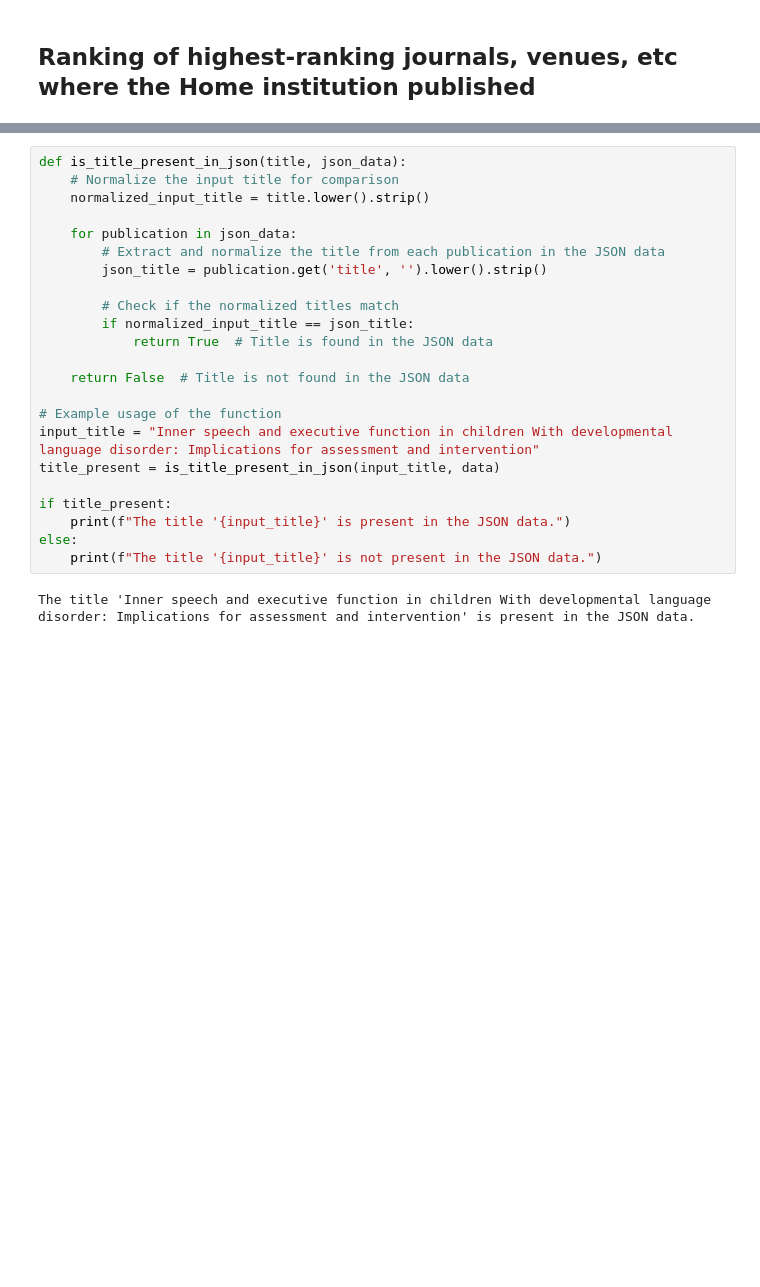
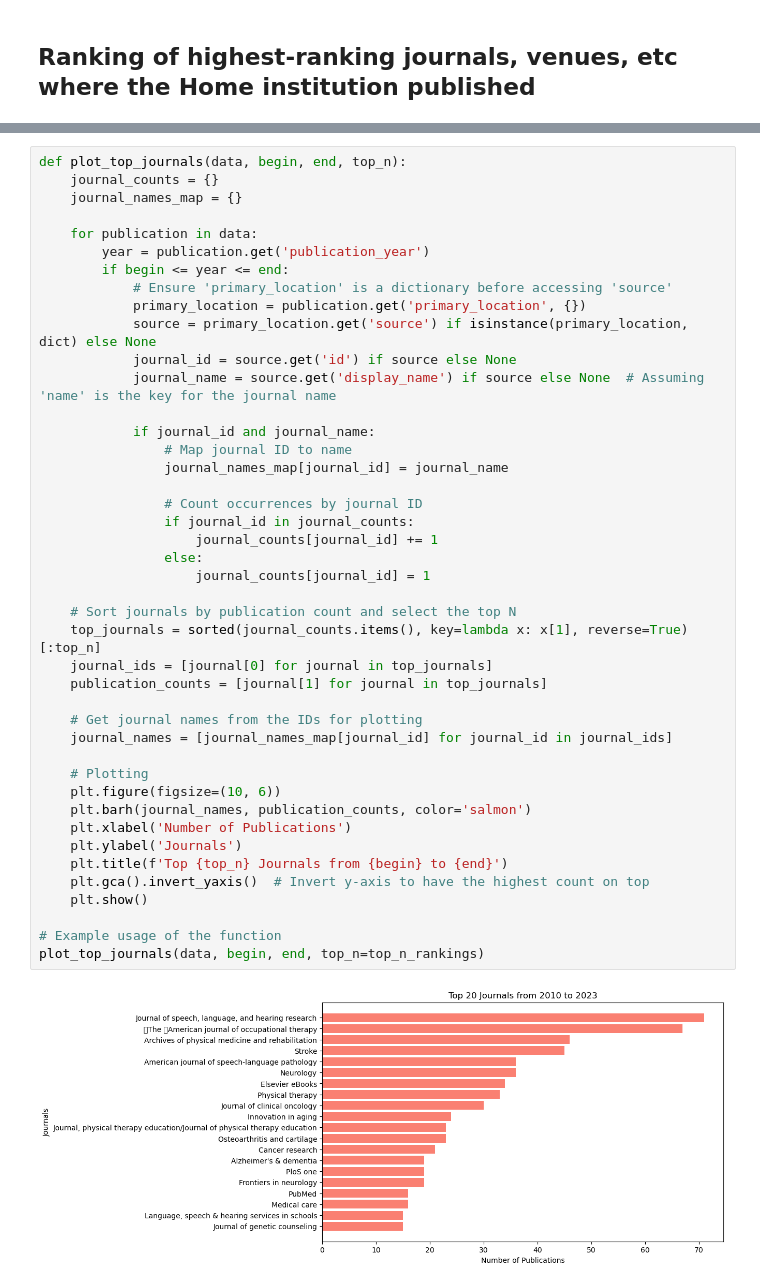
Before and after one commit to boumpteryx/Publication-statistics, a Jupyter notebook: Institution_Statistics.ipynb, the cells around one changed output, grey strips where cells are left out. Cells and saved outputs as stored; diff of their text form; blank space fills up the shorter version.

```diff
--- a/Institution_Statistics.ipynb
+++ b/Institution_Statistics.ipynb
@@ -888,25 +607,45 @@ print(df_faculty[['Complete Citation', 'Extracted Title']])
-# %%
-def is_title_present_in_json(title, json_data):
-    # Normalize the input title for comparison
-    normalized_input_title = title.lower().strip()
-
-    for publication in json_data:
-        # Extract and normalize the title from each publication in the JSON data
-        json_title = publication.get('title', '').lower().strip()
-
-        # Check if the normalized titles match
-        if normalized_input_title == json_title:
-            return True  # Title is found in the JSON data
-
-    return False  # Title is not found in the JSON data
-
-# Example usage of the function
-input_title = "Inner speech and executive function in children With developmental language disorder: Implications for assessment and intervention"
-title_present = is_title_present_in_json(input_title, data)
-
-if title_present:
-    print(f"The title '{input_title}' is present in the JSON data.")
-else:
-    print(f"The title '{input_title}' is not present in the JSON data.")
-# %% [output]
-The title 'Inner speech and executive function in children With developmental language disorder: Implications for assessment and intervention' is present in the JSON data.
+# %%
+def plot_top_journals(data, begin, end, top_n):
+    journal_counts = {}
+    journal_names_map = {}
+
+    for publication in data:
+        year = publication.get('publication_year')
+        if begin <= year <= end:
+            # Ensure 'primary_location' is a dictionary before accessing 'source'
+            primary_location = publication.get('primary_location', {})
+            source = primary_location.get('source') if isinstance(primary_location, dict) else None
+            journal_id = source.get('id') if source else None
+            journal_name = source.get('display_name') if source else None  # Assuming 'name' is the key for the journal name
+
+            if journal_id and journal_name:
+                # Map journal ID to name
+                journal_names_map[journal_id] = journal_name
+
+                # Count occurrences by journal ID
+                if journal_id in journal_counts:
+                    journal_counts[journal_id] += 1
+                else:
+                    journal_counts[journal_id] = 1
+
+    # Sort journals by publication count and select the top N
+    top_journals = sorted(journal_counts.items(), key=lambda x: x[1], reverse=True)[:top_n]
+    journal_ids = [journal[0] for journal in top_journals]
+    publication_counts = [journal[1] for journal in top_journals]
+
+    # Get journal names from the IDs for plotting
+    journal_names = [journal_names_map[journal_id] for journal_id in journal_ids]
+
+    # Plotting
+    plt.figure(figsize=(10, 6))
+    plt.barh(journal_names, publication_counts, color='salmon')
+    plt.xlabel('Number of Publications')
+    plt.ylabel('Journals')
+    plt.title(f'Top {top_n} Journals from {begin} to {end}')
+    plt.gca().invert_yaxis()  # Invert y-axis to have the highest count on top
+    plt.show()
+
+# Example usage of the function
+plot_top_journals(data, begin, end, top_n=top_n_rankings)
+# %% [output]
+[figure, added]
```
Also changed, not shown: parts of 46 cells of this notebook, 1 other file.
